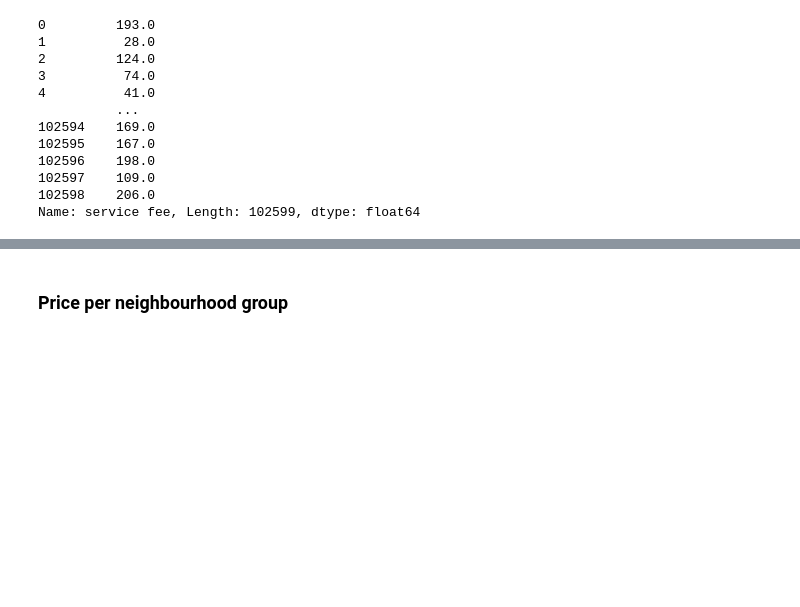
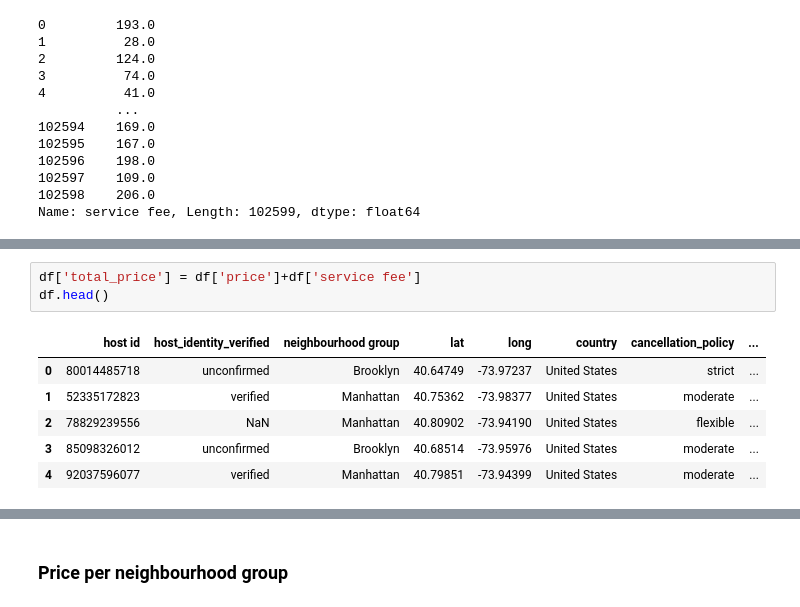
Before and after one commit to mlyngholm/AirBnb, a Jupyter notebook: AirBnb.ipynb, the cells around one changed output, grey strips where cells are left out. Saved outputs shown, nothing was run; the diff lists cells and outputs as text; blank space fills up the shorter version.

```diff
--- a/AirBnb.ipynb
+++ b/AirBnb.ipynb
@@ -411,2 +411,12 @@ memory usage: 14.1+ MB
+# %%
+df['total_price'] = df['price']+df['service fee']
+df.head()
+# %% [output]
+|  | host id | host_identity_verified | neighbourhood group | lat | long | country | cancellation_policy | ... |
+| 0 | 80014485718 | unconfirmed | Brooklyn | 40.64749 | -73.97237 | United States | strict | ... |
+| 1 | 52335172823 | verified | Manhattan | 40.75362 | -73.98377 | United States | moderate | ... |
+| 2 | 78829239556 | NaN | Manhattan | 40.80902 | -73.94190 | United States | flexible | ... |
+| 3 | 85098326012 | unconfirmed | Brooklyn | 40.68514 | -73.95976 | United States | moderate | ... |
+| 4 | 92037596077 | verified | Manhattan | 40.79851 | -73.94399 | United States | moderate | ... |
 # %%
 plt.figure(figsize=(8,5))
```
Also changed, not shown: parts of 15 cells of this notebook.
